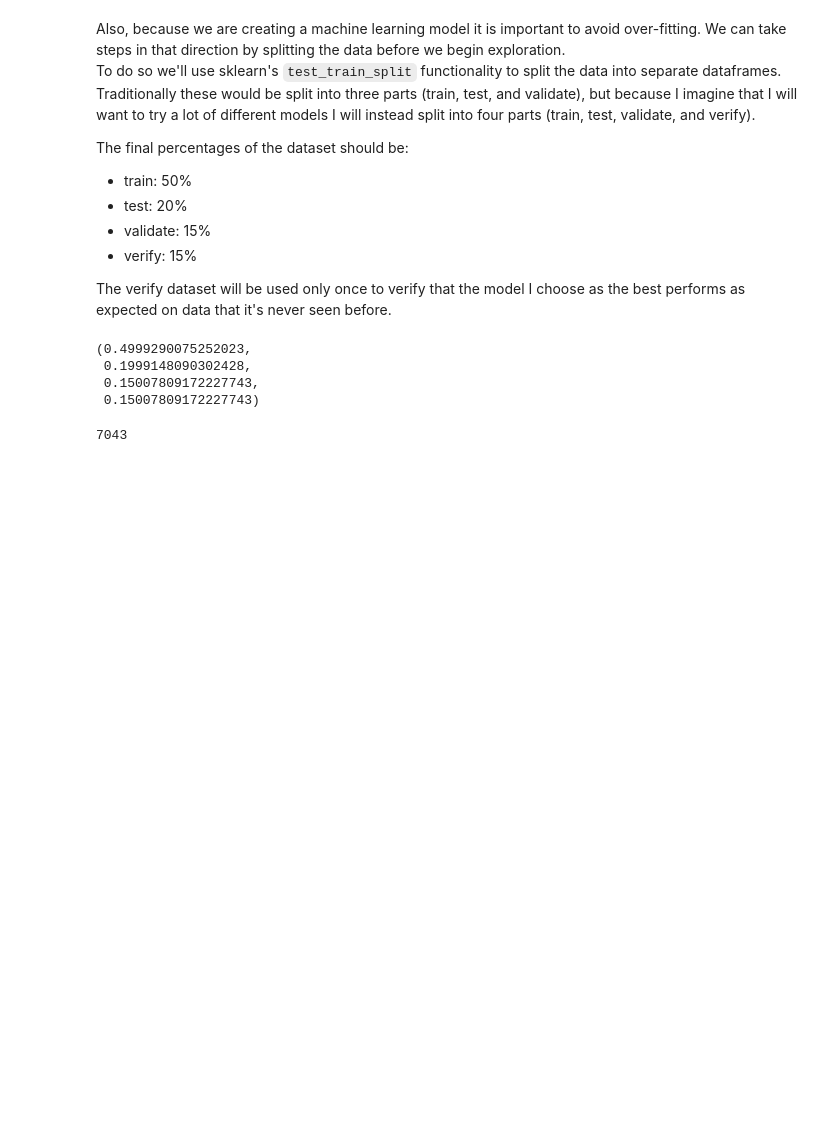
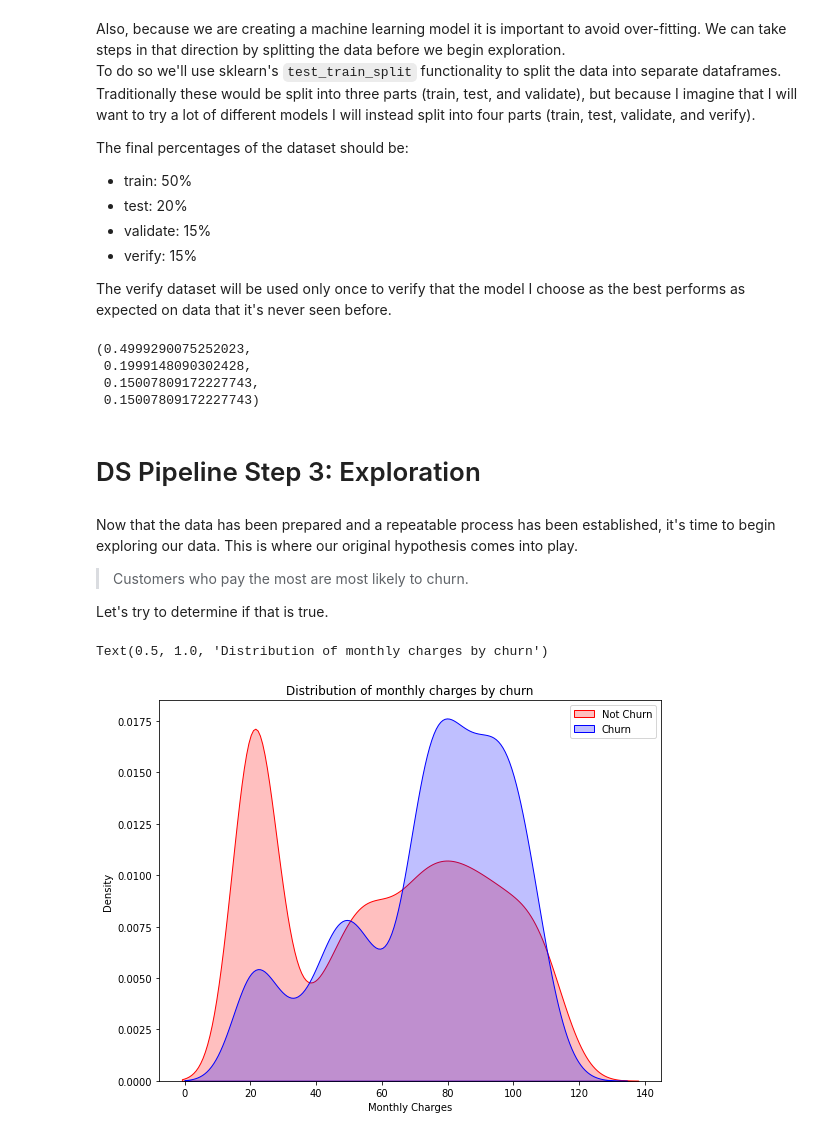
Before and after one commit to MrEnigmamgine/classification-project, a Jupyter notebook: prep-explore.ipynb, the cells around one changed output. Cells and saved outputs as stored; diff of their text form; code cells hidden in the pictures; blank space fills up the shorter version.

```diff
--- a/prep-explore.ipynb
+++ b/prep-explore.ipynb
@@ -537,7 +560,28 @@ a/t, b/t, c/t, d/t
  0.1999148090302428,
  0.15007809172227743,
  0.15007809172227743)
-# %%
-len(df)
-# %% [output]
-7043
+# %% [markdown]
+# DS Pipeline Step 3: Exploration
+# %% [markdown]
+Now that the data has been prepared and a repeatable process has been established, it's time to begin exploring our data.  This is where our original hypothesis comes into play.
+
+> Customers who pay the most are most likely to churn.
+
+Let's try to determine if that is true.
+# %%
+plt.figure(figsize = (9,7))
+# Plot the distribution of monthly charges for customer who didn't churn
+ax = sns.kdeplot(train.monthly_charges[~train.churn],
+                color="Red", shade = True)
+# On the same graph, plot the distribution for customers who did
+ax = sns.kdeplot(train.monthly_charges[train.churn ],
+                ax=ax, color="Blue", shade= True)
+
+# Prettify the graph with some labels and a legend
+ax.legend(["Not Churn","Churn"],loc='upper right')
+ax.set_ylabel('Density')
+ax.set_xlabel('Monthly Charges')
+ax.set_title('Distribution of monthly charges by churn')
+# %% [output]
+Text(0.5, 1.0, 'Distribution of monthly charges by churn')
+[figure, added]
```
Also changed, not shown: parts of 79 cells of this notebook, 3 other files.
